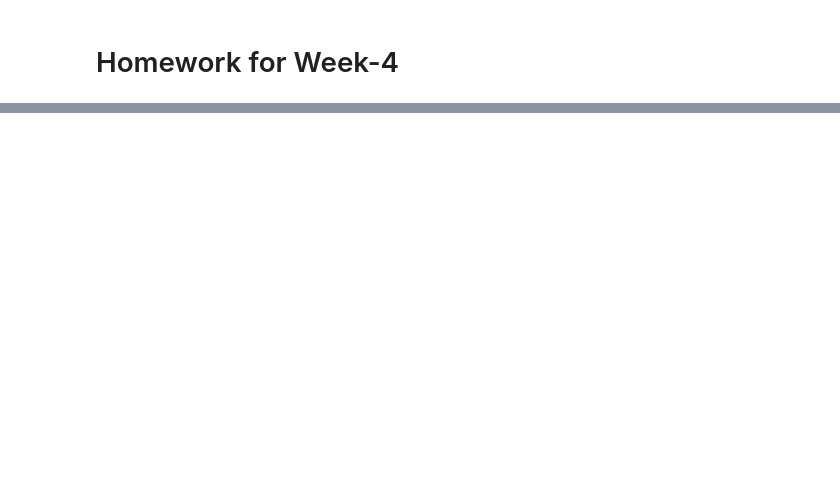
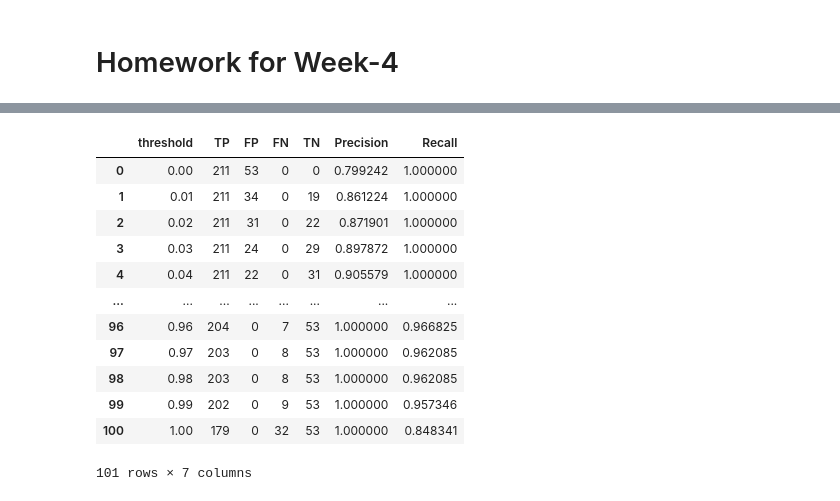
Before and after one commit to tummala-hareesh/ml_zoomcamp_ht, a Jupyter notebook: ipynb/04_homework.ipynb, the cells around one changed output, grey strips where cells are left out. Cells and saved outputs as stored; diff of their text form; code cells hidden in the pictures; blank space fills up the shorter version.

```diff
--- a/ipynb/04_homework.ipynb
+++ b/ipynb/04_homework.ipynb
@@ -2,0 +201,9 @@
+# %%
+def predict(df, dv, model):
+    dicts = df[list_features].to_dict(orient='records')
+
+    X = dv.transform(dicts)
+
+    y_pred = model.predict_proba(X)[:,1]
+
+    return y_pred
@@ -2,0 +261,19 @@
+# %%
+# Precision and REcall
+df_scores['Precision'] = df_scores.TP / (df_scores.FP + df_scores.TP)
+df_scores['Recall'] = df_scores.TP / (df_scores.FN + df_scores.TP)
+df_scores
+# %% [output]
+|  | threshold | TP | FP | FN | TN | Precision | Recall |
+| 0 | 0.00 | 211 | 53 | 0 | 0 | 0.799242 | 1.000000 |
+| 1 | 0.01 | 211 | 34 | 0 | 19 | 0.861224 | 1.000000 |
+| 2 | 0.02 | 211 | 31 | 0 | 22 | 0.871901 | 1.000000 |
+| 3 | 0.03 | 211 | 24 | 0 | 29 | 0.897872 | 1.000000 |
+| 4 | 0.04 | 211 | 22 | 0 | 31 | 0.905579 | 1.000000 |
+| ... | ... | ... | ... | ... | ... | ... | ... |
+| 96 | 0.96 | 204 | 0 | 7 | 53 | 1.000000 | 0.966825 |
+| 97 | 0.97 | 203 | 0 | 8 | 53 | 1.000000 | 0.962085 |
+| 98 | 0.98 | 203 | 0 | 8 | 53 | 1.000000 | 0.962085 |
+| 99 | 0.99 | 202 | 0 | 9 | 53 | 1.000000 | 0.957346 |
+| 100 | 1.00 | 179 | 0 | 32 | 53 | 1.000000 | 0.848341 |
+101 rows × 7 columns
```
Also changed, not shown: parts of 47 cells of this notebook.
